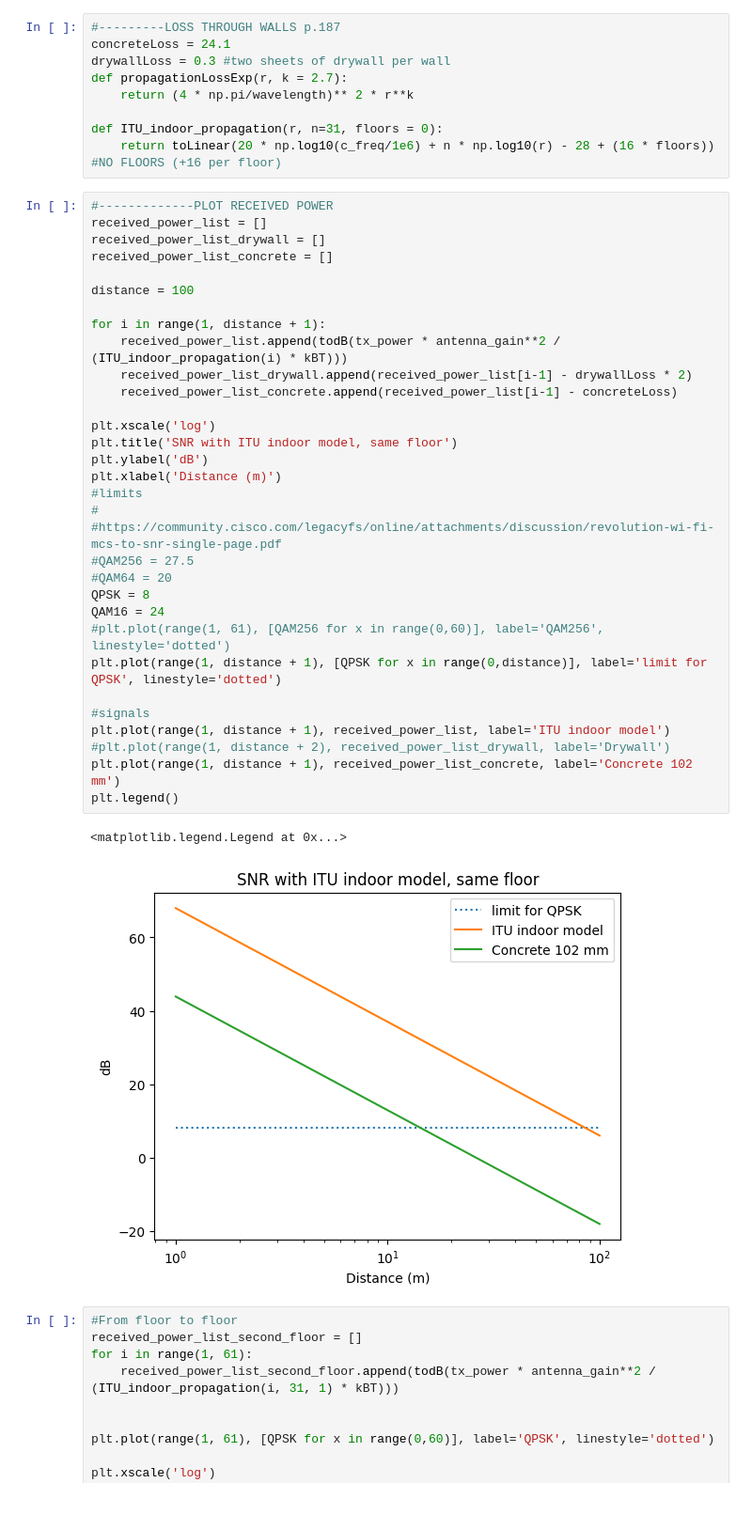
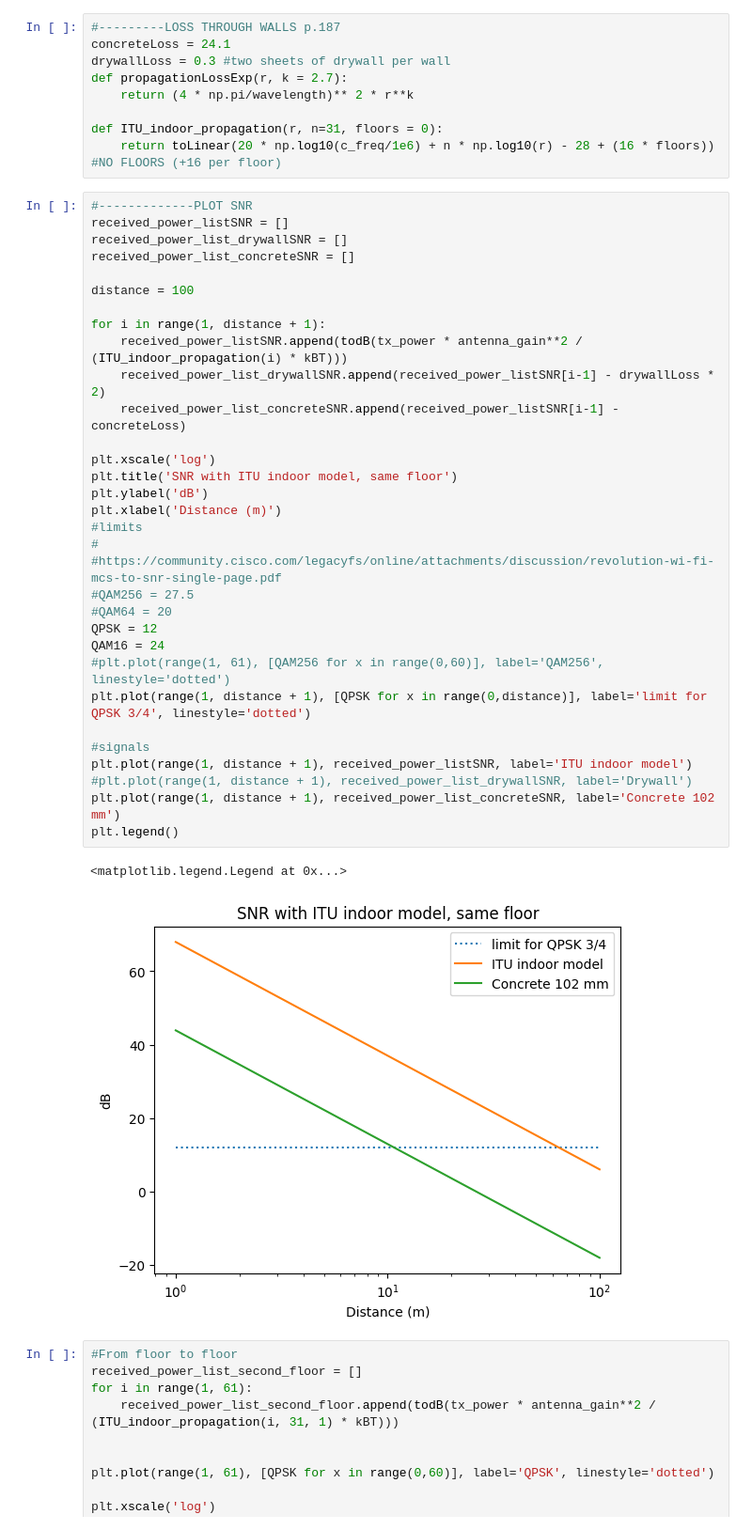
Before and after one commit to Joinatan/wireless_systems, a Jupyter notebook: casestudy1b/case_study1b.ipynb, the cells around one changed output. Shown: that part at 94% size. Cells and saved outputs as stored; diff of their text form.

```diff
--- a/casestudy1b/case_study1b.ipynb
+++ b/casestudy1b/case_study1b.ipynb
@@ -32,40 +32,40 @@ def propagationLossExp(r, k = 2.7):
 def ITU_indoor_propagation(r, n=31, floors = 0):
     return toLinear(20 * np.log10(c_freq/1e6) + n * np.log10(r) - 28 + (16 * floors)) #NO FLOORS (+16 per floor)
 # %%
-#-------------PLOT RECEIVED POWER
-received_power_list = []
-received_power_list_drywall = []
-received_power_list_concrete = []
+#-------------PLOT SNR
+received_power_listSNR = []
+received_power_list_drywallSNR = []
+received_power_list_concreteSNR = []
 
 distance = 100
 
 for i in range(1, distance + 1):
-    received_power_list.append(todB(tx_power * antenna_gain**2 / (ITU_indoor_propagation(i) * kBT)))
-    received_power_list_drywall.append(received_power_list[i-1] - drywallLoss * 2)
-    received_power_list_concrete.append(received_power_list[i-1] - concreteLoss)
+    received_power_listSNR.append(todB(tx_power * antenna_gain**2 / (ITU_indoor_propagation(i) * kBT)))
+    received_power_list_drywallSNR.append(received_power_listSNR[i-1] - drywallLoss * 2)
+    received_power_list_concreteSNR.append(received_power_listSNR[i-1] - concreteLoss)
 
 plt.xscale('log')
 plt.title('SNR with ITU indoor model, same floor')
 plt.ylabel('dB')
 plt.xlabel('Distance (m)')
 #limits
 #
 #https://community.cisco.com/legacyfs/online/attachments/discussion/revolution-wi-fi-mcs-to-snr-single-page.pdf
 #QAM256 = 27.5
 #QAM64 = 20
-QPSK = 8
+QPSK = 12
 QAM16 = 24
 #plt.plot(range(1, 61), [QAM256 for x in range(0,60)], label='QAM256', linestyle='dotted')
-plt.plot(range(1, distance + 1), [QPSK for x in range(0,distance)], label='limit for QPSK', linestyle='dotted')
+plt.plot(range(1, distance + 1), [QPSK for x in range(0,distance)], label='limit for QPSK 3/4', linestyle='dotted')
 
 #signals
-plt.plot(range(1, distance + 1), received_power_list, label='ITU indoor model')
-#plt.plot(range(1, distance + 2), received_power_list_drywall, label='Drywall')
-plt.plot(range(1, distance + 1), received_power_list_concrete, label='Concrete 102 mm')
+plt.plot(range(1, distance + 1), received_power_listSNR, label='ITU indoor model')
+#plt.plot(range(1, distance + 1), received_power_list_drywallSNR, label='Drywall')
+plt.plot(range(1, distance + 1), received_power_list_concreteSNR, label='Concrete 102 mm')
 plt.legend()
 # %% [output]
 <matplotlib.legend.Legend at 0x...>
-[figure, old version]
+[figure, new version]
 # %%
 #From floor to floor
 received_power_list_second_floor = []
```
Also changed, not shown: parts of 2 cells of this notebook, 2 other files.
